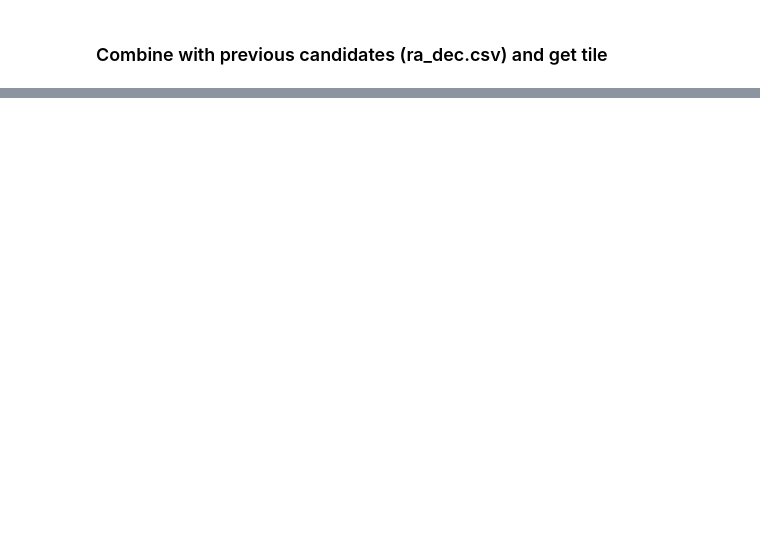
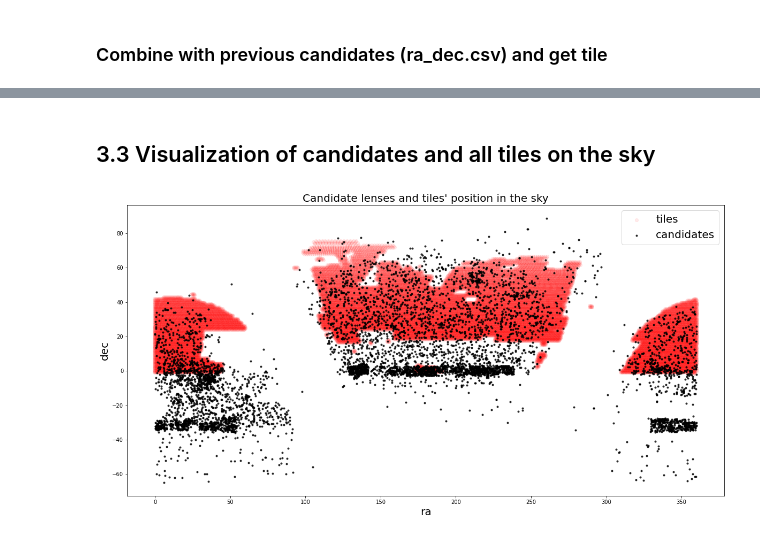
Before and after one commit to AnaHoban/GravitationalLensing2, a Jupyter notebook: Code/Batch Loading/Currently used/cutouts/Cutout_production.ipynb, the cells around one changed output, grey strips where cells are left out. Cells and saved outputs as stored; diff of their text form; code cells hidden in the pictures; blank space fills up the shorter version.

```diff
--- a/Code/Batch Loading/Currently used/cutouts/Cutout_production.ipynb
+++ b/Code/Batch Loading/Currently used/cutouts/Cutout_production.ipynb
@@ -20,3 +22,5 @@ from astropy.wcs import WCS,utils
+# %%
+label_dir = "/home/anahoban/projects/def-sfabbro/anahoban/lensing/GravitationalLensing/Code/Batch Loading/Currently used/labels/"
 # %% [markdown]
 ## Want to include more candidates:
 1. Make list of all candidates coordinates
@@ -39,6 +59,5 @@ from astropy.wcs import WCS,utils
 # %%
-label_dir = '../labels'
-keys = ['name', 'ra', 'dec', 'grade/score']
+keys = ['Names', 'RA', 'DEC', 'Classification']
 
 #chan
 chan = open(label_dir + '/new lenses/chan2020.txt', 'r+')
@@ -46,6 +65,7 @@ lines = chan.read().split('\n')
 chan.close()
 
 chan_data = [line.split(' ')[:4] for line in lines[1:]]
+convert_to_float(chan_data,1,2)
 chan_df = pd.DataFrame(chan_data, columns = keys)
 
 #rojas
@@ -54,6 +74,7 @@ lines = rojas.read().split('\n')
 rojas.close()
 
 rojas_data = [line.split(' ')[1:5] for line in lines[1:]]
+convert_to_float(rojas_data,1,2)
 rojas_df = pd.DataFrame(rojas_data, columns = keys)
 
 #savary
@@ -62,8 +83,12 @@ lines = savary.read().split('\n')
 savary.close()
 
 savary_data = [line.split(' ')[1:5] for line in lines[1:]]
+convert_to_float(savary_data,1,2)
 savary_df = pd.DataFrame(savary_data, columns = keys)
 
 #Jaelani (1 lens)
 ra_dec = coordinates.SkyCoord('09:04:29.75 −01:02:28.26', unit=(u.hourangle, u.deg))
 jae_data = [('HSCJ0904–0102', ra_dec.ra.deg, ra_dec.dec.deg, 3.0)]
+
+#talbot
+talbot_df.rename(columns={'CATALOG_ID': keys[0], 'TOTAL_GRADE': keys[-1]})
@@ -125,0 +365,12 @@ ring1 = './labels/rings/ringsSDSS.txt'
+# %% [markdown]
+## 3.3 Visualization of candidates and all tiles on the sky
+# %%
+plt.figure(figsize = [20,10])
+plt.scatter(tiles_table['RA_0'], tiles_table['DEC_0'], c = 'r', alpha = 0.08, label = 'tiles' )
+plt.scatter(all_lenses['RA'], all_lenses['DEC'], marker = '.',c = 'k', alpha = 0.8, label = 'candidates')
+plt.title("Candidate lenses and tiles' position in the sky", fontsize = 20)
+plt.legend(fontsize = 20)
+plt.ylabel('dec', fontsize = 20)
+plt.xlabel('ra', fontsize = 20);
+# %% [output]
+[figure, added]
```
Also changed, not shown: parts of 42 cells of this notebook.
